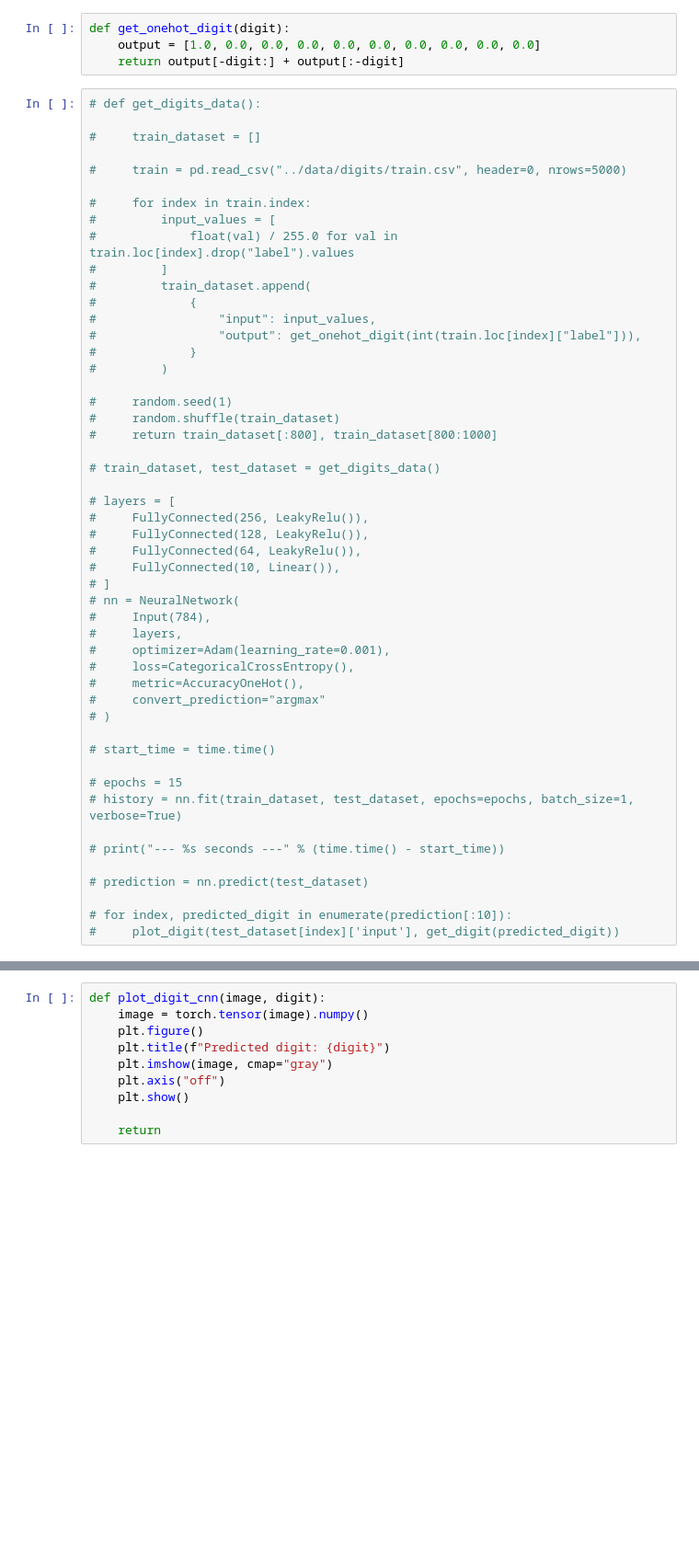
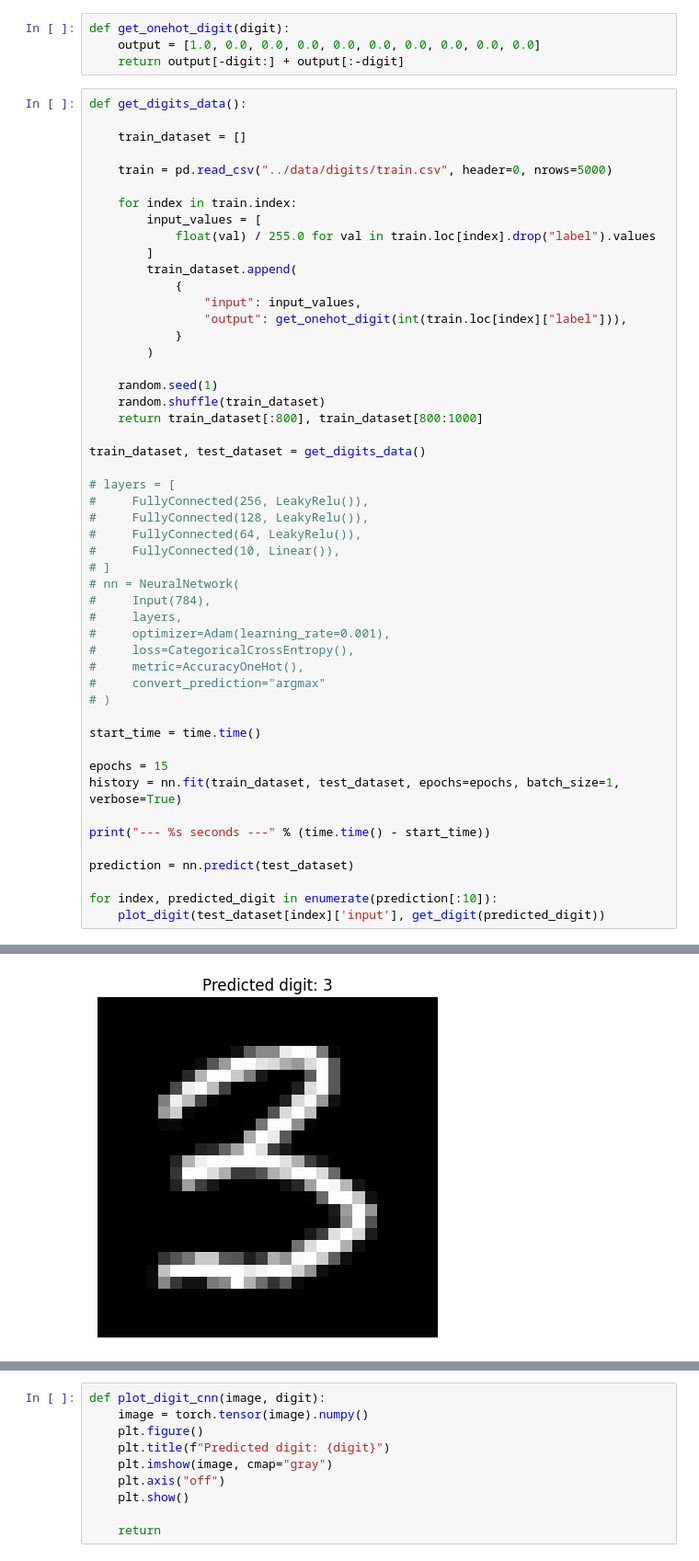
Before and after one commit to Vladfsociety/vladk-neural-network, a Jupyter notebook: notebooks/CNN.ipynb, the cells around one changed output, grey strips where cells are left out. Shown at 92% size. Cells and saved outputs as stored; diff of their text form; blank space fills up the shorter version.

```diff
--- a/notebooks/CNN.ipynb
+++ b/notebooks/CNN.ipynb
@@ -114,28 +115,28 @@ def get_onehot_digit(digit):
     output = [1.0, 0.0, 0.0, 0.0, 0.0, 0.0, 0.0, 0.0, 0.0, 0.0]
     return output[-digit:] + output[:-digit]
 # %%
-# def get_digits_data():
+def get_digits_data():
 
-#     train_dataset = []
+    train_dataset = []
 
-#     train = pd.read_csv("../data/digits/train.csv", header=0, nrows=5000)
+    train = pd.read_csv("../data/digits/train.csv", header=0, nrows=5000)
 
-#     for index in train.index:
-#         input_values = [
-#             float(val) / 255.0 for val in train.loc[index].drop("label").values
-#         ]
-#         train_dataset.append(
-#             {
-#                 "input": input_values,
-#                 "output": get_onehot_digit(int(train.loc[index]["label"])),
-#             }
-#         )
+    for index in train.index:
+        input_values = [
+            float(val) / 255.0 for val in train.loc[index].drop("label").values
+        ]
+        train_dataset.append(
+            {
+                "input": input_values,
+                "output": get_onehot_digit(int(train.loc[index]["label"])),
+            }
+        )
 
-#     random.seed(1)
-#     random.shuffle(train_dataset)
-#     return train_dataset[:800], train_dataset[800:1000]
+    random.seed(1)
+    random.shuffle(train_dataset)
+    return train_dataset[:800], train_dataset[800:1000]
 
-# train_dataset, test_dataset = get_digits_data()
+train_dataset, test_dataset = get_digits_data()
 
 # layers = [
 #     FullyConnected(256, LeakyRelu()),
@@ -152,14 +153,15 @@ def get_onehot_digit(digit):
 #     convert_prediction="argmax"
 # )
 
-# start_time = time.time()
+start_time = time.time()
 
-# epochs = 15
-# history = nn.fit(train_dataset, test_dataset, epochs=epochs, batch_size=1, verbose=True)
+epochs = 15
+history = nn.fit(train_dataset, test_dataset, epochs=epochs, batch_size=1, verbose=True)
 
-# print("--- %s seconds ---" % (time.time() - start_time))
+print("--- %s seconds ---" % (time.time() - start_time))
 
-# prediction = nn.predict(test_dataset)
+prediction = nn.predict(test_dataset)
 
-# for index, predicted_digit in enumerate(prediction[:10]):
-#     plot_digit(test_dataset[index]['input'], get_digit(predicted_digit))
+for index, predicted_digit in enumerate(prediction[:10]):
+    plot_digit(test_dataset[index]['input'], get_digit(predicted_digit))
+# %% [output]
@@ -165,0 +184 @@ def get_onehot_digit(digit):
+[figure, added]
```
Also changed, not shown: parts of 3 cells of this notebook.
